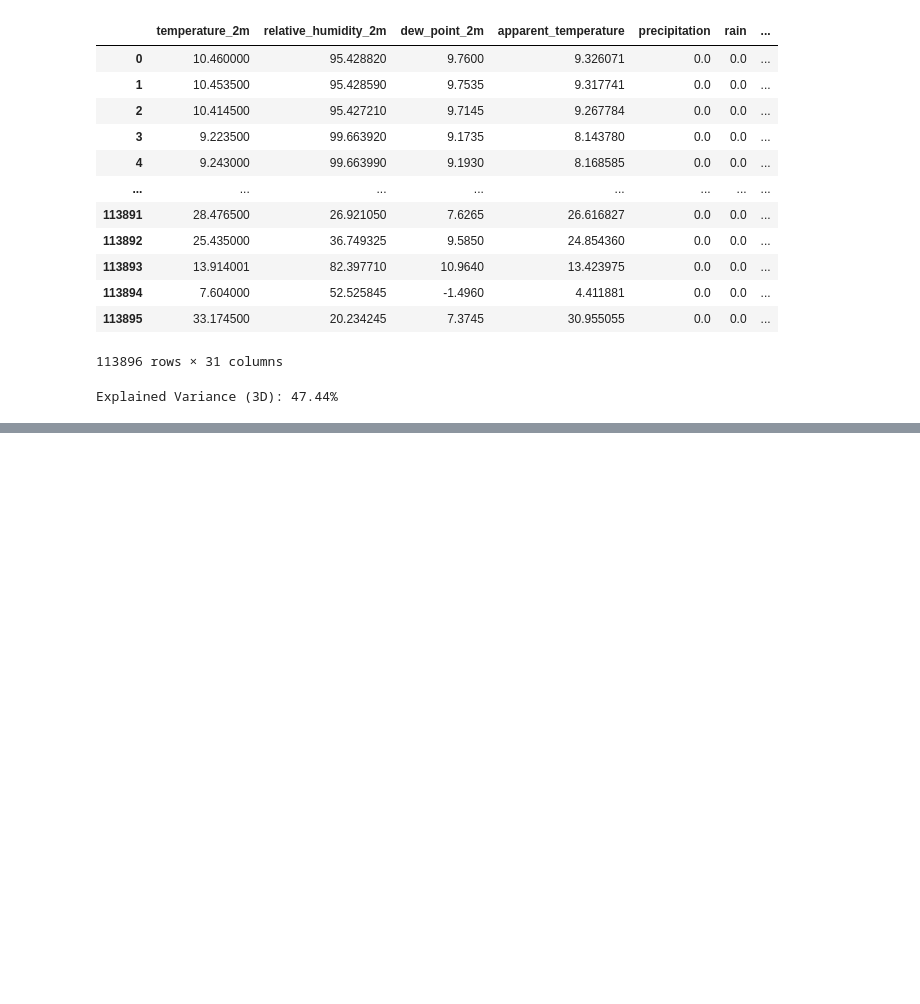
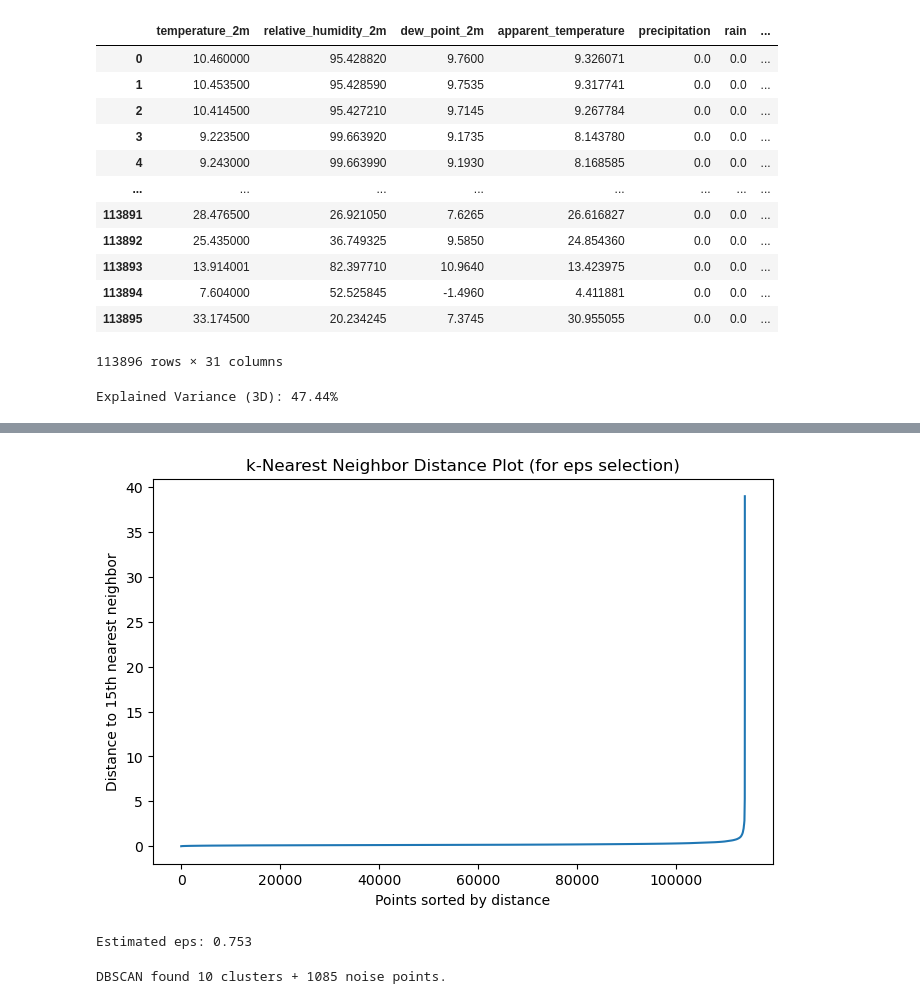
Before and after one commit to ABHIRAM1234/Machine-Learning-CSCI-5612-872-Project, a Jupyter notebook: Modeling/clustering.ipynb, the cells around one changed output, grey strips where cells are left out. Drawn from its saved outputs; the diff is of its cells as text; code cells hidden in the pictures; blank space fills up the shorter version.

```diff
--- a/Modeling/clustering.ipynb
+++ b/Modeling/clustering.ipynb
@@ -185,0 +161,41 @@ Silhouette Score: -0.3813
+# %%
+# Set min_samples based on dataset size
+min_samples = 15  # Adjust between 15-20 for large datasets
+
+# Compute nearest neighbors
+nearest_neighbors = NearestNeighbors(n_neighbors=min_samples)
+nearest_neighbors.fit(X_pca)
+distances, _ = nearest_neighbors.kneighbors(X_pca)
+
+# Sort distances to find the elbow
+sorted_distances = np.sort(distances[:, -1])
+
+# Plot k-distance graph
+plt.figure(figsize=(8, 5))
+plt.plot(sorted_distances)
+plt.xlabel("Points sorted by distance")
+plt.ylabel(f"Distance to {min_samples}th nearest neighbor")
+plt.title("k-Nearest Neighbor Distance Plot (for eps selection)")
+plt.show()
+
+# Choose an approximate `eps` from the elbow point in the plot
+estimated_eps = sorted_distances[int(0.98 * len(sorted_distances))]  # Use 98th percentile
+estimated_eps *= 1.1  # Slightly increase eps for more stable clusters
+print(f"Estimated eps: {estimated_eps:.3f}")
+# %% [output]
+[figure, added]
+Estimated eps: 0.753
+# %%
+from sklearn.cluster import DBSCAN
+
+# Use the estimated `eps` from the plot
+dbscan = DBSCAN(eps=estimated_eps, min_samples=min_samples)
+labels = dbscan.fit_predict(X_pca)
+
+# Count clusters and noise points
+num_clusters = len(set(labels)) - (1 if -1 in labels else 0)  # Excluding noise
+num_noise = list(labels).count(-1)
+
+print(f"DBSCAN found {num_clusters} clusters + {num_noise} noise points.")
+# %% [output]
+DBSCAN found 10 clusters + 1085 noise points.
```
Also changed, not shown: parts of 12 cells of this notebook, 19 other files.
